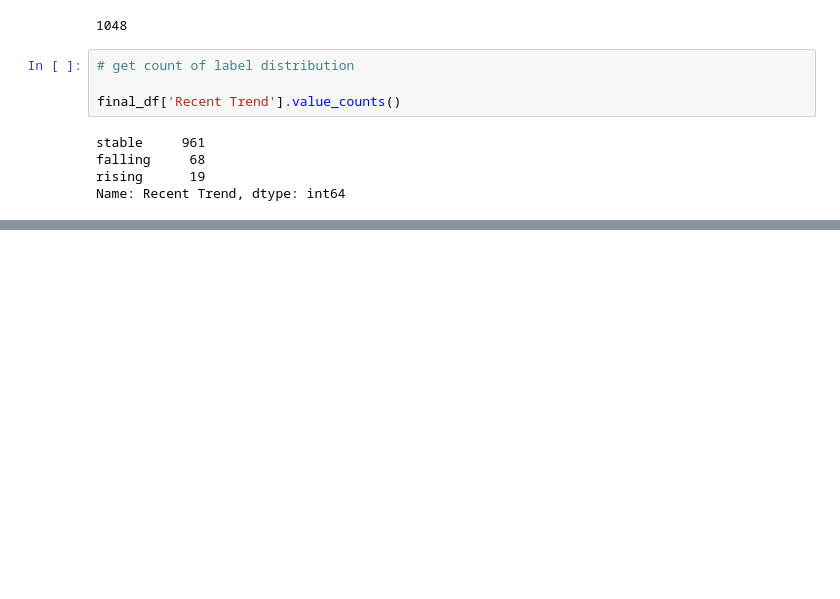
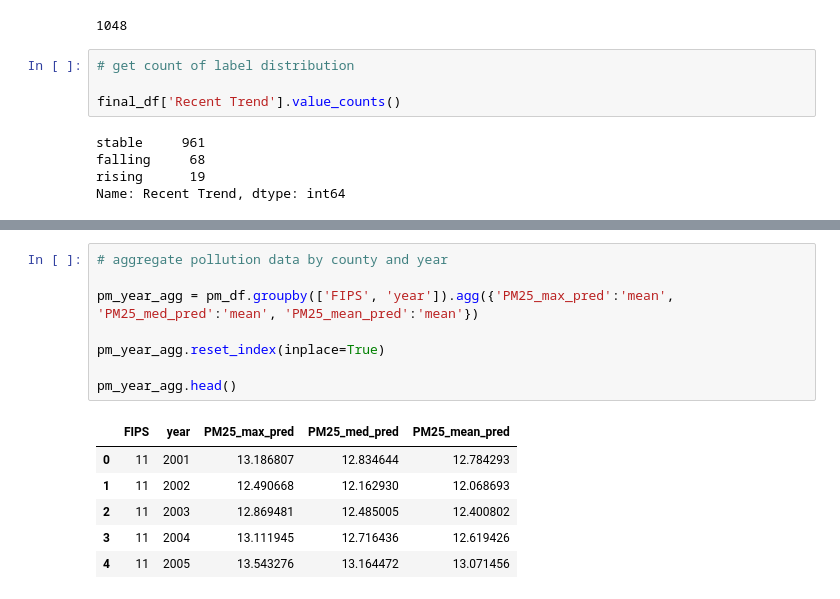
Before and after one commit to cbeckler/eco_cancer_incidence_rates, a Jupyter notebook: PM_ETL.ipynb, the cells around one changed output, grey strips where cells are left out. Cells and saved outputs as stored; diff of their text form; blank space fills up the shorter version.

```diff
--- a/PM_ETL.ipynb
+++ b/PM_ETL.ipynb
@@ -175,0 +203,15 @@ Name: Recent Trend, dtype: int64
+# %%
+# aggregate pollution data by county and year
+
+pm_year_agg = pm_df.groupby(['FIPS', 'year']).agg({'PM25_max_pred':'mean', 'PM25_med_pred':'mean', 'PM25_mean_pred':'mean'})
+
+pm_year_agg.reset_index(inplace=True)
+
+pm_year_agg.head()
+# %% [output]
+|  | FIPS | year | PM25_max_pred | PM25_med_pred | PM25_mean_pred |
+| 0 | 11 | 2001 | 13.186807 | 12.834644 | 12.784293 |
+| 1 | 11 | 2002 | 12.490668 | 12.162930 | 12.068693 |
+| 2 | 11 | 2003 | 12.869481 | 12.485005 | 12.400802 |
+| 3 | 11 | 2004 | 13.111945 | 12.716436 | 12.619426 |
+| 4 | 11 | 2005 | 13.543276 | 13.164472 | 13.071456 |
```
Also changed, not shown: parts of 10 cells of this notebook.
